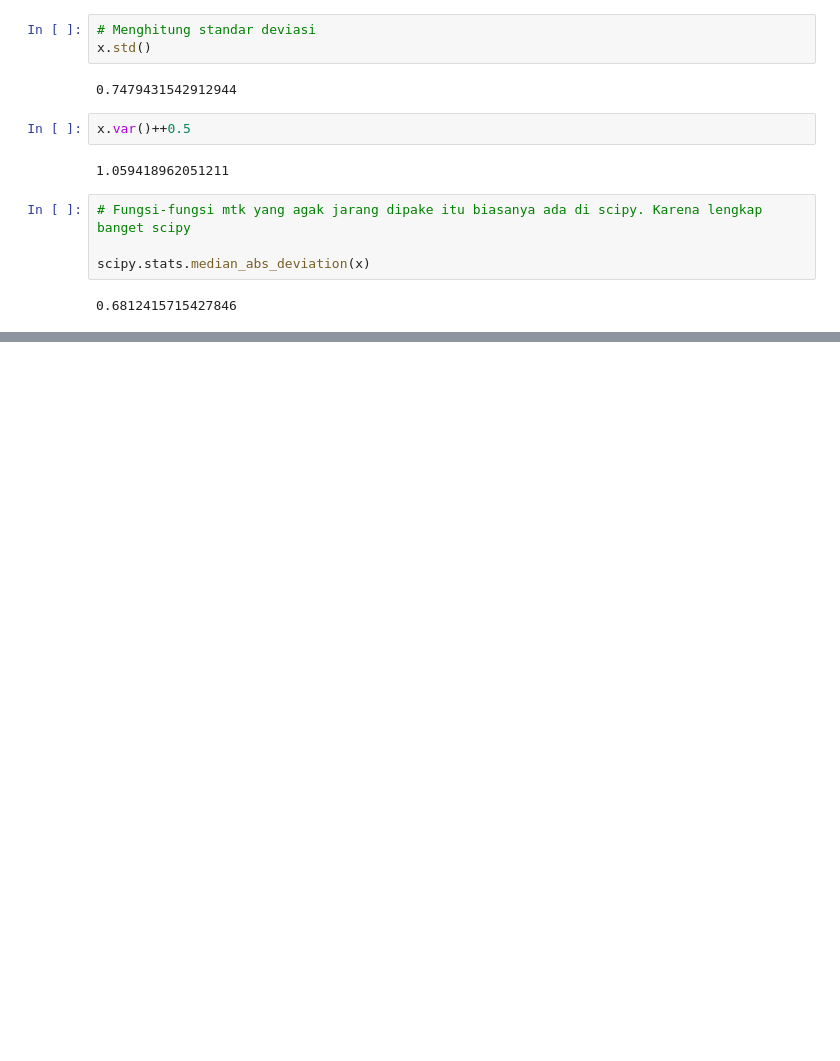
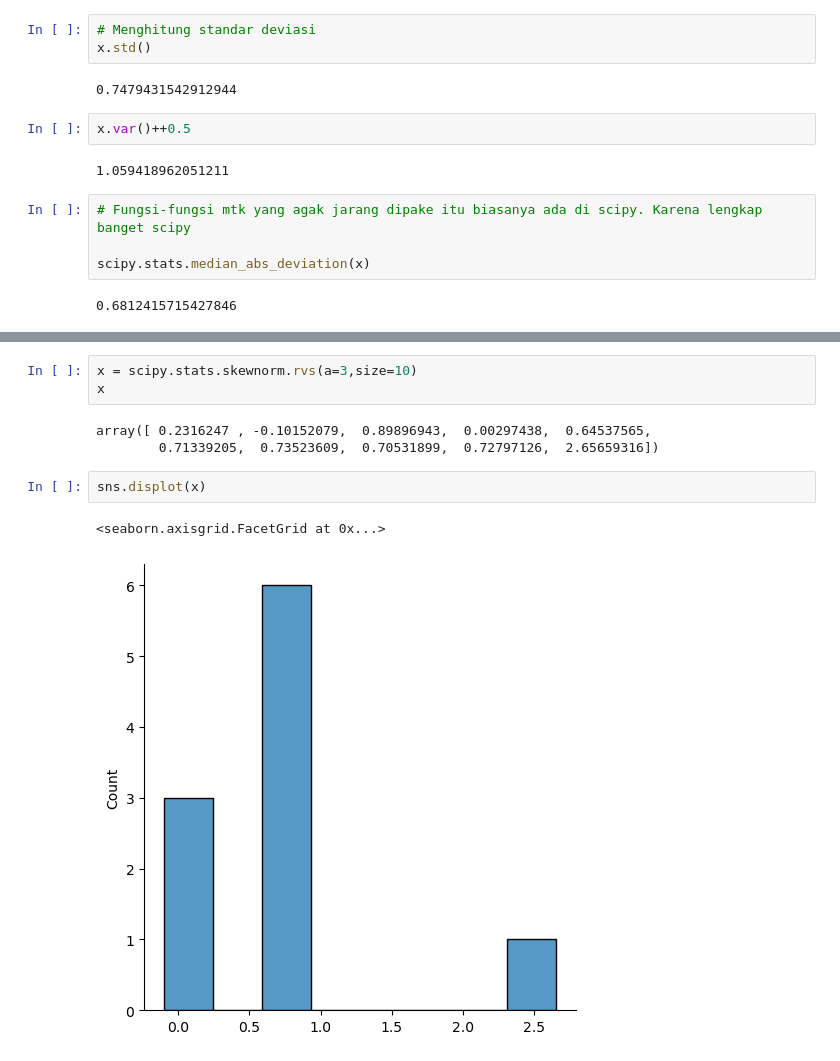
Before and after one commit to nuraln/stupend-lesson, a Jupyter notebook: Materi/09. Statistic descriptive/Untitled9.ipynb, the cells around one changed output, grey strips where cells are left out. Drawn from its saved outputs; the diff is of its cells as text; blank space fills up the shorter version.

```diff
--- a/Materi/09. Statistic descriptive/Untitled9.ipynb
+++ b/Materi/09. Statistic descriptive/Untitled9.ipynb
@@ -133,0 +166,11 @@ kalo numpy pake
+# %%
+x = scipy.stats.skewnorm.rvs(a=3,size=10)
+x
+# %% [output]
+array([ 0.2316247 , -0.10152079,  0.89896943,  0.00297438,  0.64537565,
+        0.71339205,  0.73523609,  0.70531899,  0.72797126,  2.65659316])
+# %%
+sns.displot(x)
+# %% [output]
+<seaborn.axisgrid.FacetGrid at 0x...>
+[figure, added]
```
Also changed, not shown: parts of 40 cells of this notebook.
